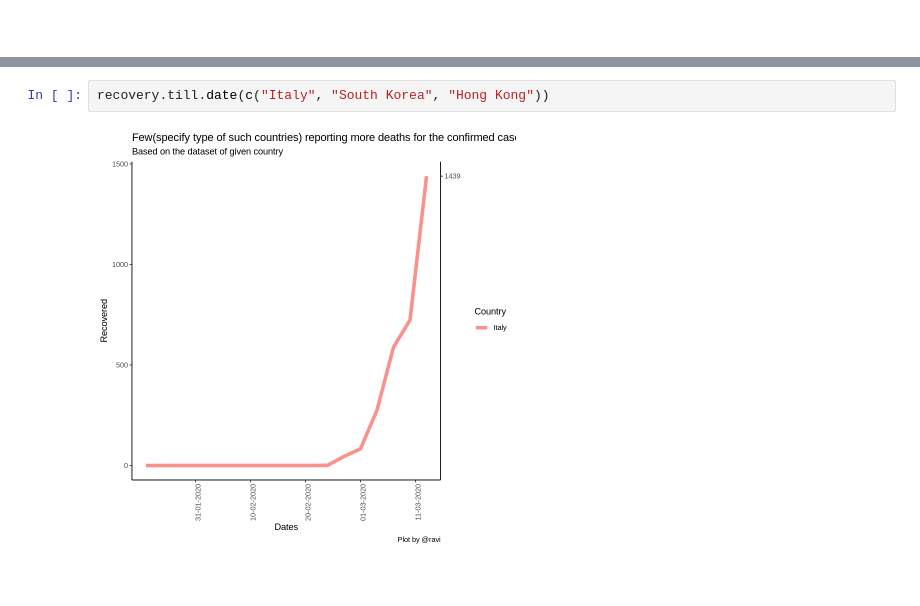
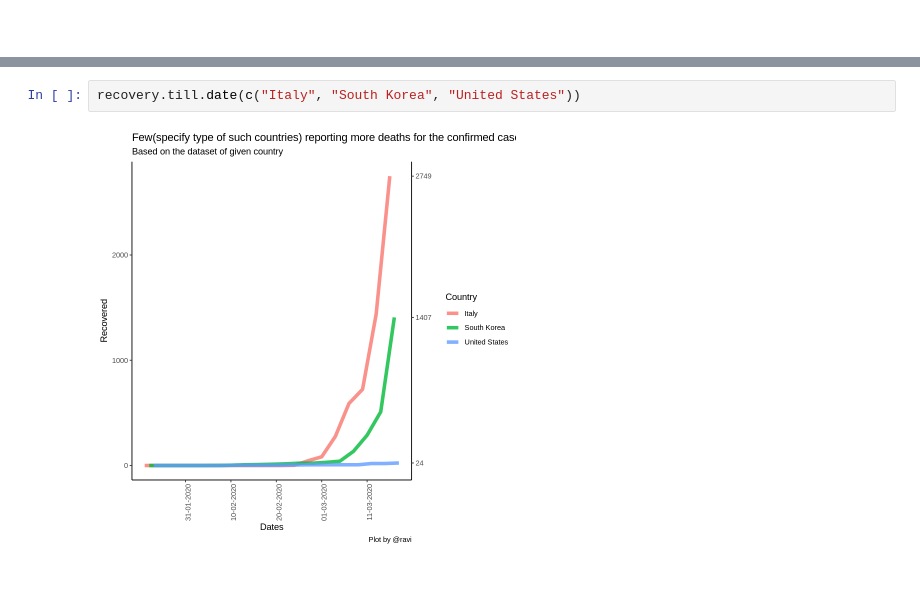
Before and after one commit to ravi-prakash1907/A-tracking-of-COVID-19, a Jupyter notebook: COVID-19/Notebooks/visualizer.ipynb, the cells around one changed output, grey strips where cells are left out. Drawn from its saved outputs; the diff is of its cells as text.

```diff
--- a/COVID-19/Notebooks/visualizer.ipynb
+++ b/COVID-19/Notebooks/visualizer.ipynb
@@ -345,7 +345,7 @@ recovery.till.date("Japan")
 # %%
-recovery.till.date(c("Italy", "South Korea", "Hong Kong"))
+recovery.till.date(c("Italy", "South Korea", "United States"))
 # %% [output]
-[figure, old version]
+[figure, new version]
 # %% [markdown]
 <br />
 # %% [markdown]
```
Also changed, not shown: parts of 8 cells of this notebook, 2 other files.
